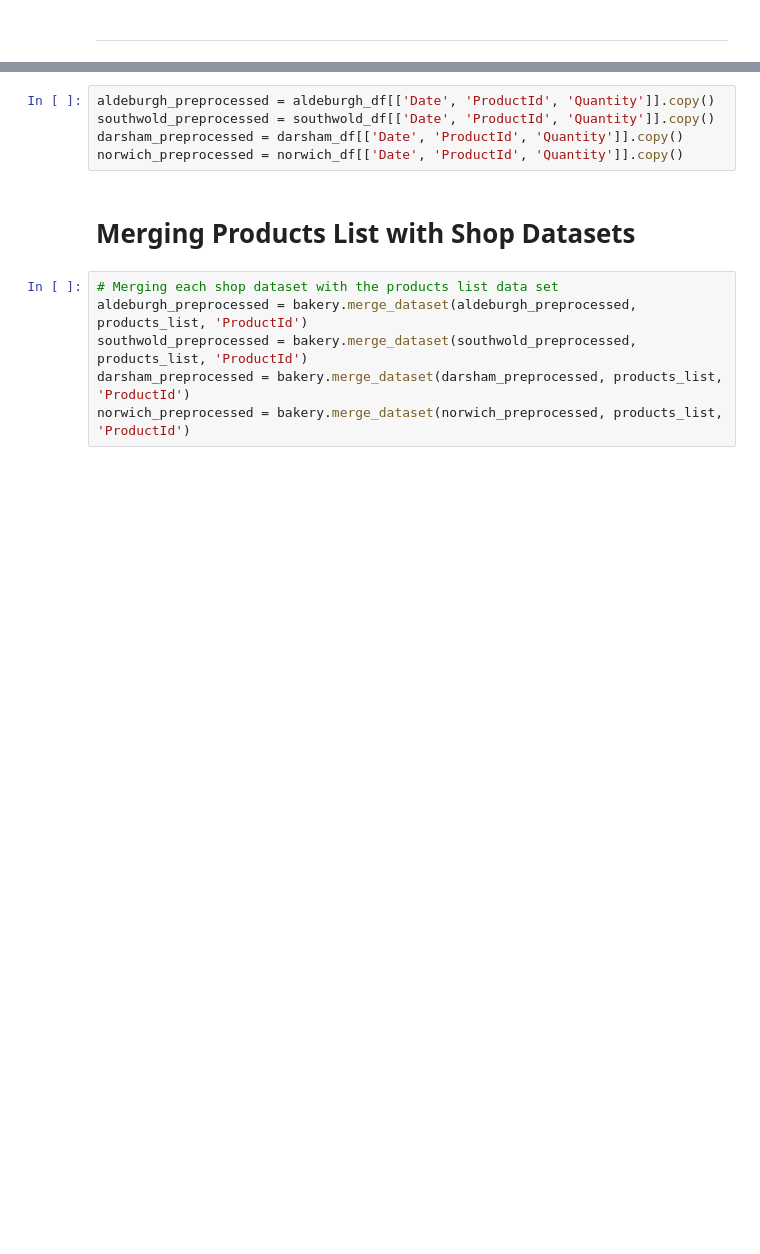
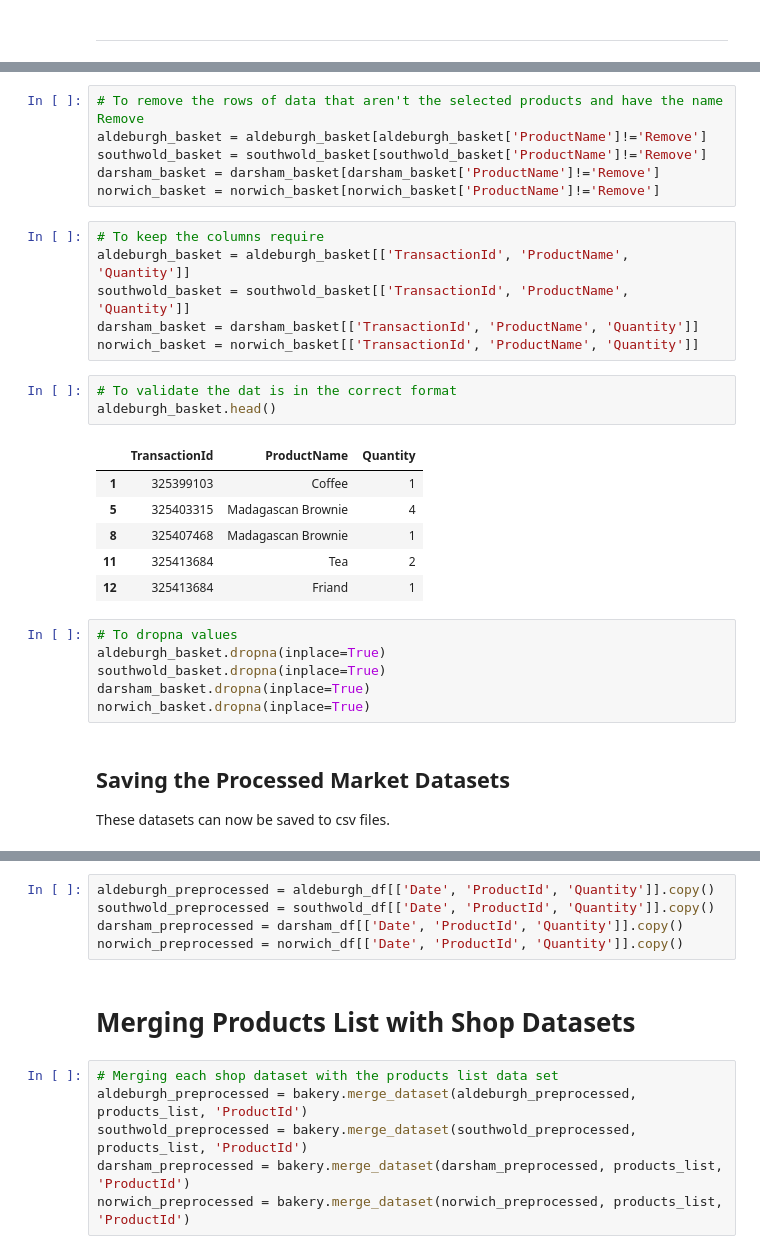
Before and after one commit to amagnall/Bakery_Sales_Forecasting, a Jupyter notebook: 4_Bakery_Data_Preprocessing.ipynb, the cells around one changed output, grey strips where cells are left out. Cells and saved outputs as stored; diff of their text form; blank space fills up the shorter version.

```diff
--- a/4_Bakery_Data_Preprocessing.ipynb
+++ b/4_Bakery_Data_Preprocessing.ipynb
@@ -1268,0 +1344,31 @@ total_revenue_encoded.to_csv('total_revenue_encoded.csv')
+# %%
+# To remove the rows of data that aren't the selected products and have the name Remove
+aldeburgh_basket = aldeburgh_basket[aldeburgh_basket['ProductName']!='Remove']
+southwold_basket = southwold_basket[southwold_basket['ProductName']!='Remove']
+darsham_basket = darsham_basket[darsham_basket['ProductName']!='Remove']
+norwich_basket = norwich_basket[norwich_basket['ProductName']!='Remove']
+# %%
+# To keep the columns require
+aldeburgh_basket = aldeburgh_basket[['TransactionId', 'ProductName', 'Quantity']]
+southwold_basket = southwold_basket[['TransactionId', 'ProductName', 'Quantity']]
+darsham_basket = darsham_basket[['TransactionId', 'ProductName', 'Quantity']]
+norwich_basket = norwich_basket[['TransactionId', 'ProductName', 'Quantity']]
+# %%
+# To validate the dat is in the correct format
+aldeburgh_basket.head()
+# %% [output]
+|  | TransactionId | ProductName | Quantity |
+| 1 | 325399103 | Coffee | 1 |
+| 5 | 325403315 | Madagascan Brownie | 4 |
+| 8 | 325407468 | Madagascan Brownie | 1 |
+| 11 | 325413684 | Tea | 2 |
+| 12 | 325413684 | Friand | 1 |
+# %%
+# To dropna values
+aldeburgh_basket.dropna(inplace=True)
+southwold_basket.dropna(inplace=True)
+darsham_basket.dropna(inplace=True)
+norwich_basket.dropna(inplace=True)
+# %% [markdown]
+## Saving the Processed Market Datasets
+These datasets can now be saved to csv files.
```
Also changed, not shown: parts of 31 cells of this notebook, 3 other files.
